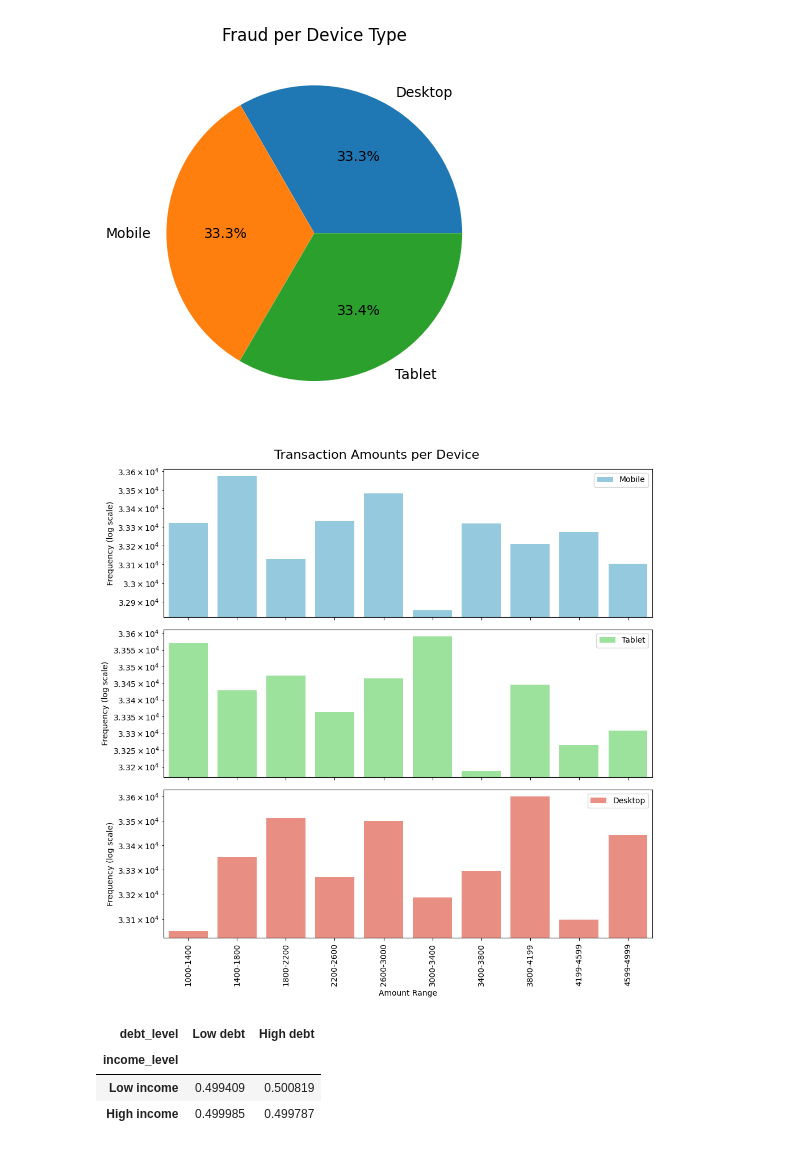
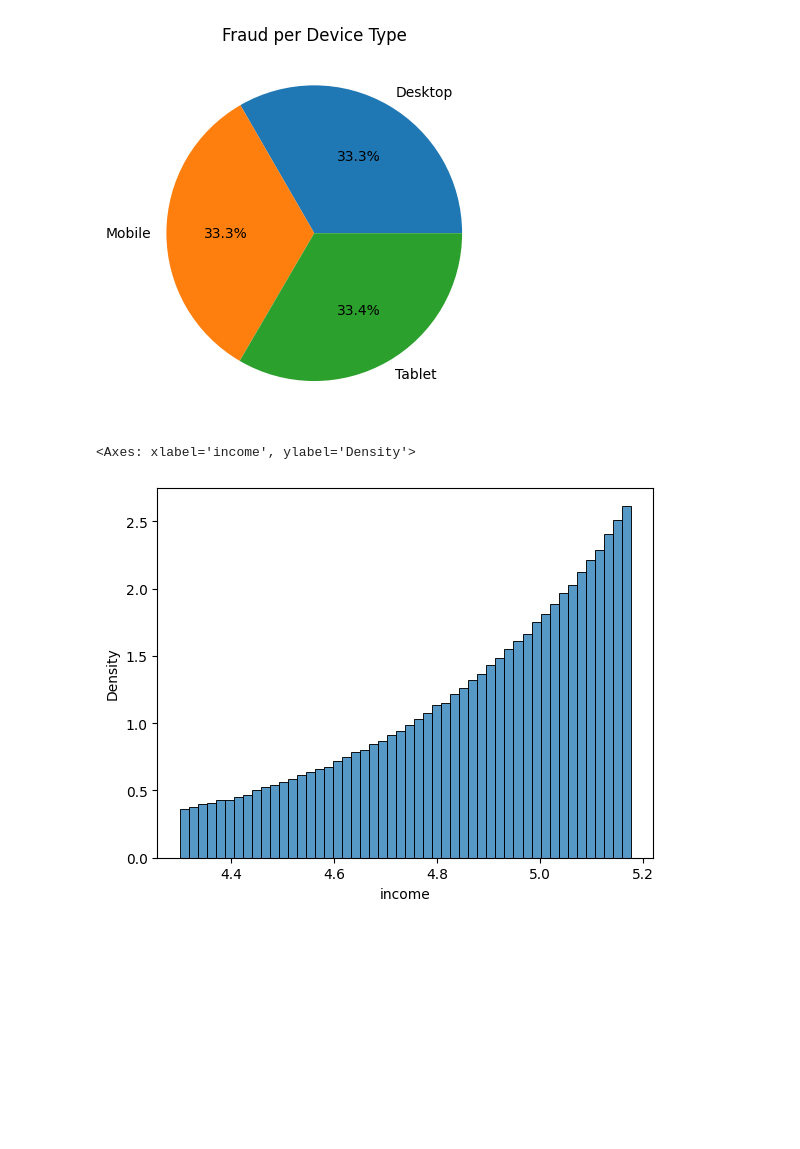
Before and after one commit to aashishraja/fraud-detection-project, a Jupyter notebook: notebooks/eda.ipynb, the cells around one changed output. Drawn from its saved outputs; the diff is of its cells as text; code cells hidden in the pictures; blank space fills up the shorter version.

```diff
--- a/notebooks/eda.ipynb
+++ b/notebooks/eda.ipynb
@@ -203,65 +160,9 @@ plt.title("Fraud per Device Type")
 # %% [output]
 Text(0.5, 1.0, 'Fraud per Device Type')
 [figure]
-# %%
-# Machine Learning side of thin
-
-# Filter by device type
-device_types = ["Mobile", "Tablet", "Desktop"]
-device_colors = ["skyblue", "lightgreen", "salmon"]
-bins = 10
-
-# Create subplots: 3 rows, 1 column
-fig, axes = plt.subplots(nrows=3, ncols=1, figsize=(10, 10))  # taller figure
-
-for i, device in enumerate(device_types):
-    device_fraud = frauddf[frauddf["device_type"] == device]
-
-    counts, bin_edges = np.histogram(device_fraud['amount'], bins=bins)
-
-    # Sequential bin labels
-    sequential_bins = [f"{int(bin_edges[j])}-{int(bin_edges[j+1])}" for j in range(bins)]
-
-    # Plot on the corresponding subplot
-    sns.barplot(x=sequential_bins, y=counts, color=device_colors[i],label=device, ax=axes[i])
-    axes[i].set_yscale('log')
-    if i < 2:
-        axes[i].set_xticklabels([])
-        axes[i].set_xlabel('')
-    else:
-        axes[i].set_xticklabels(sequential_bins, rotation=90)
-        axes[i].set_xlabel('Amount Range')
-    axes[i].set_ylabel('Frequency (log scale)')
-
-fig.suptitle('Transaction Amounts per Device', fontsize=16)
-
-
-plt.tight_layout()
-plt.show()
-# %% [output]
-[figure, removed]
-# %%
-fulldf['income_level'] = pd.qcut(
-    fulldf['income'],
-    2,
-    labels=['Low income', 'High income']
-)
-
-fulldf['debt_level'] = pd.qcut(
-    fulldf['debt'],
-    2,
-    labels=['Low debt', 'High debt']
-)
-
-fraud_rate_quad = (
-    fulldf
-        .groupby(['income_level', 'debt_level'])['is_fraud']
-        .mean()
-        .unstack()
-)
-fraud_rate_quad
-# %% [output]
-| debt_level | Low debt | High debt |
-| income_level |  |  |
-| Low income | 0.499409 | 0.500819 |
-| High income | 0.499985 | 0.499787 |
+# %%
+# Distribution of fraud transactions by income
+sns.histplot(np.log10(frauddf['income']),bins=50, stat="density")
+# %% [output]
+<Axes: xlabel='income', ylabel='Density'>
+[figure, added]
```
Also changed, not shown: parts of 10 cells of this notebook, 2 other files.
